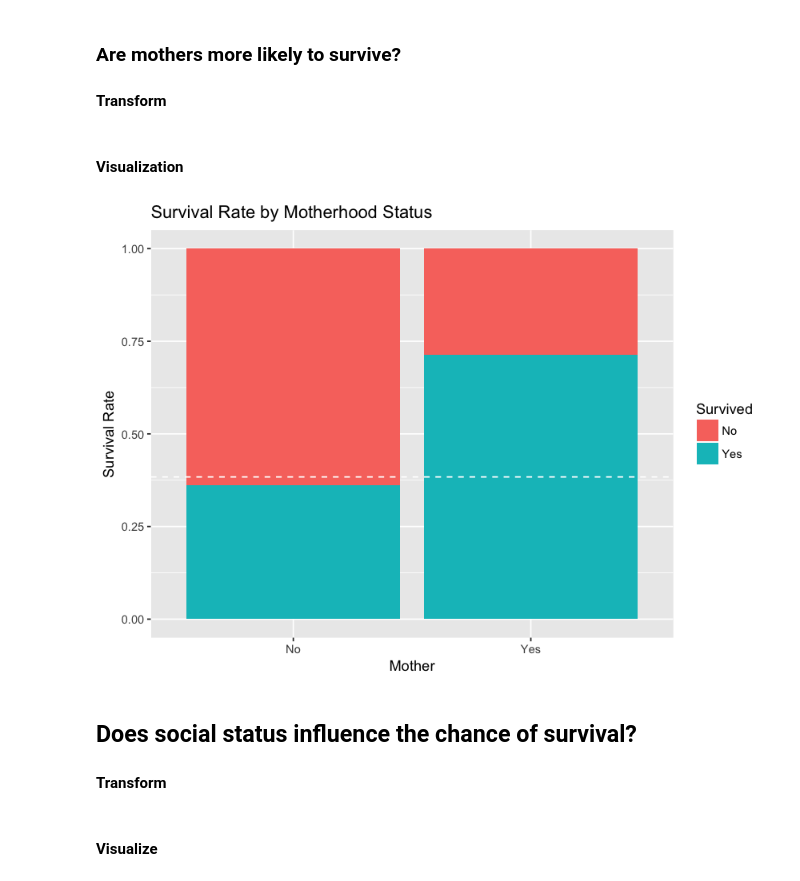
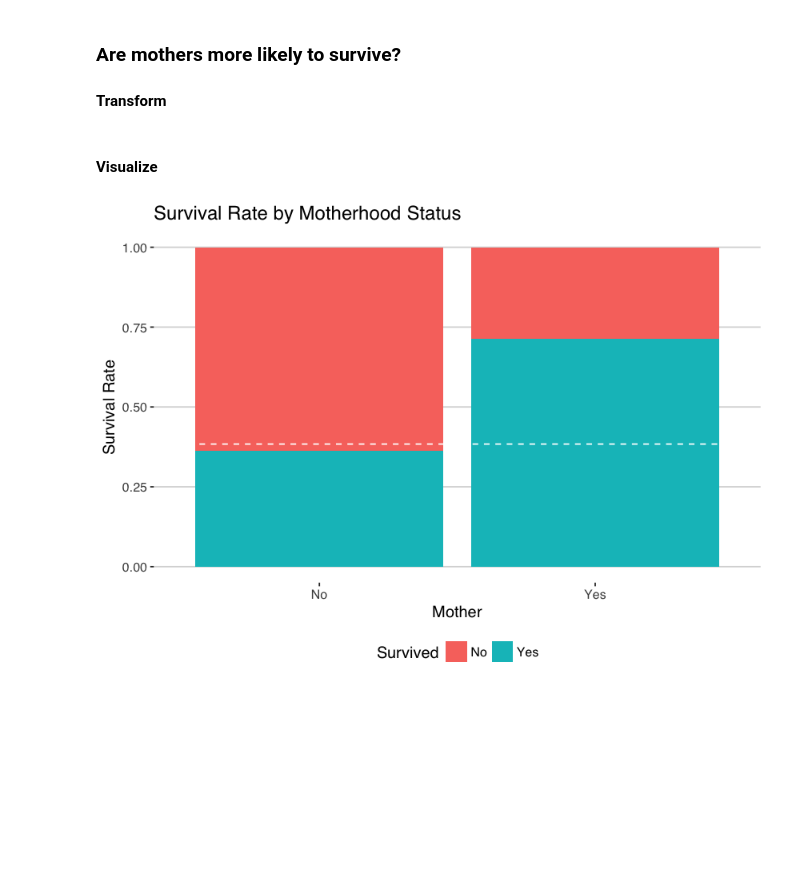
Before and after one commit to Data-Science-FMI/introduction-to-data-science-2017, a Jupyter notebook: labs/lab_0/titanic.ipynb, the cells around one changed output. Saved outputs shown, nothing was run; the diff lists cells and outputs as text; code cells hidden in the pictures; blank space fills up the shorter version.

```diff
--- a/labs/lab_0/titanic.ipynb
+++ b/labs/lab_0/titanic.ipynb
@@ -247,17 +247,3 @@ titanic <- titanic %>%
             )
         )
     )
-# %% [markdown]
-#### Visualization
-# %%
-ggplot(titanic, aes(x = Mother, fill = Survived)) +
-          geom_bar(position = "fill") +
-          ylab("Survival Rate") +
-          geom_hline(yintercept = (sum(train$Survived)/nrow(train)), col = "white", lty = 2) +
-          ggtitle("Survival Rate by Motherhood Status")
-# %% [output]
-[figure, removed]
-# %% [markdown]
-## Does social status influence the chance of survival?
-
-#### Transform
@@ -272,2 +250,12 @@ titanic <- titanic %>%
 # %% [markdown]
 #### Visualize
+# %%
+ggplot(titanic, aes(x = Mother, fill = Survived)) +
+        geom_bar(position = "fill") +
+        ylab("Survival Rate") +
+        geom_hline(yintercept = (sum(train$Survived)/nrow(train)), col = "white", lty = 2) +
+        ggtitle("Survival Rate by Motherhood Status") +
+        theme_hc() +
+        scale_colour_hc()
+# %% [output]
+[figure, added]
```
Also changed, not shown: parts of 18 cells of this notebook.
